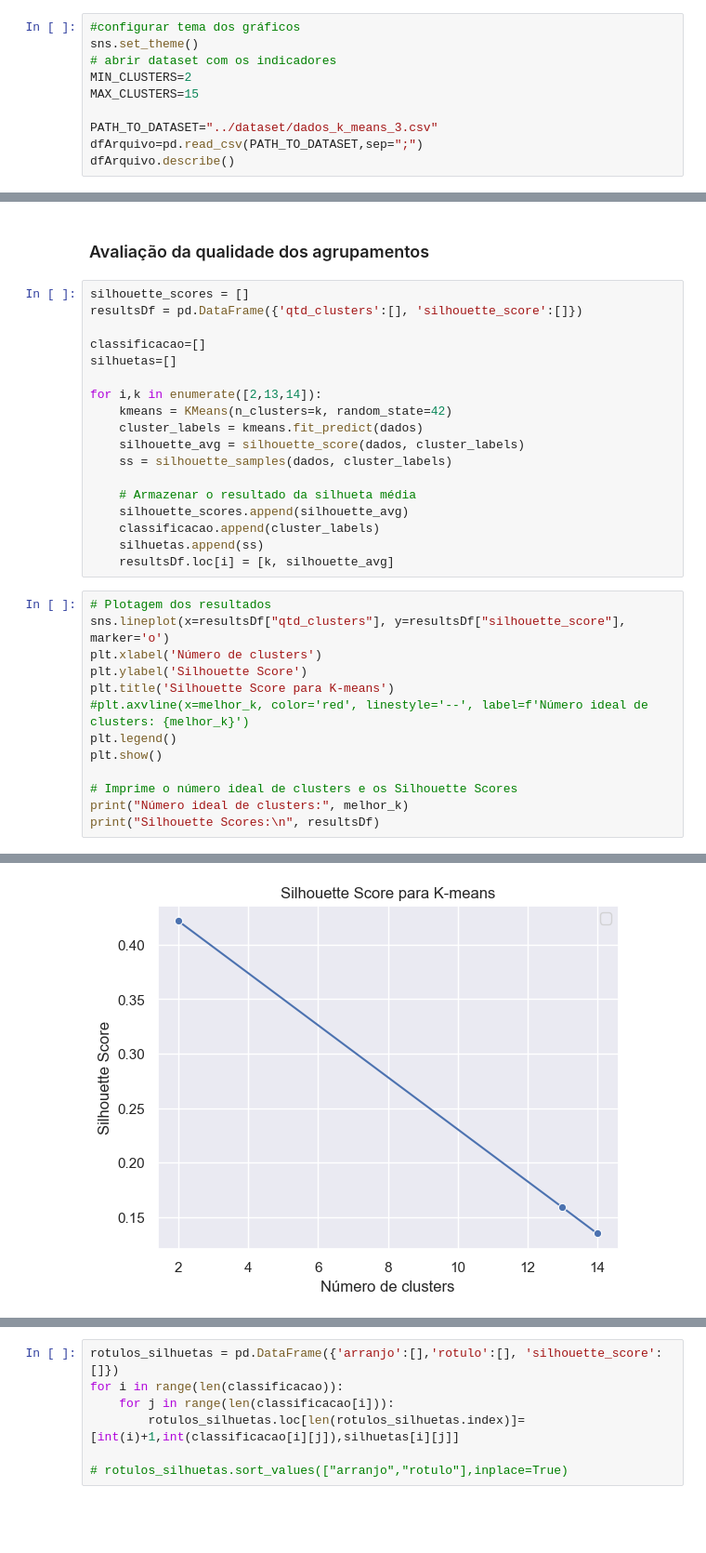
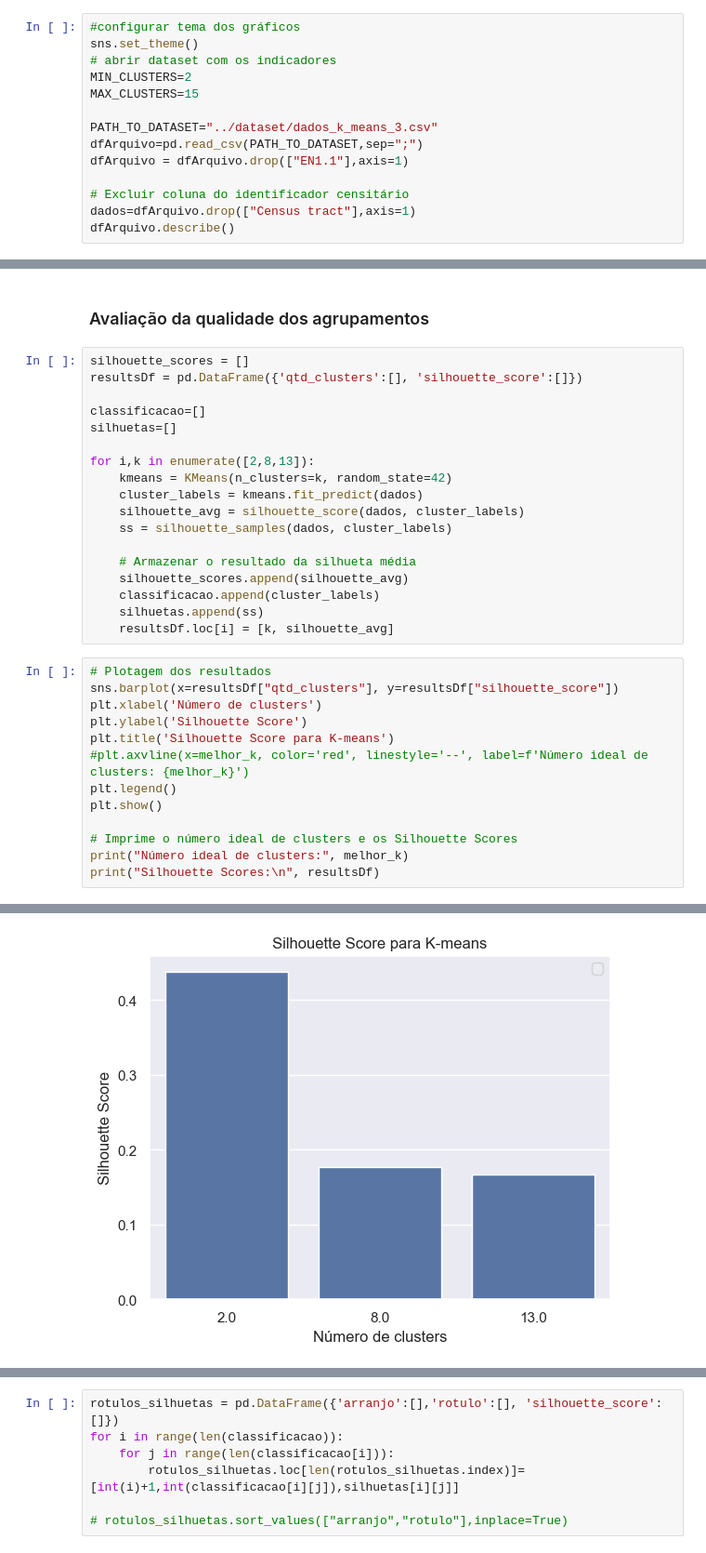
Before and after one commit to DanielCirino/ppginf-smart-k-means, a Jupyter notebook: notebooks/metodos_avaliacao_k_otimo.ipynb, the cells around one changed output, grey strips where cells are left out. Shown at 93% size. Drawn from its saved outputs; the diff is of its cells as text; blank space fills up the shorter version.

```diff
--- a/notebooks/metodos_avaliacao_k_otimo.ipynb
+++ b/notebooks/metodos_avaliacao_k_otimo.ipynb
@@ -28,6 +28,10 @@ MAX_CLUSTERS=15
 
 PATH_TO_DATASET="../dataset/dados_k_means_3.csv"
 dfArquivo=pd.read_csv(PATH_TO_DATASET,sep=";")
+dfArquivo = dfArquivo.drop(["EN1.1"],axis=1)
+
+# Excluir coluna do identificador censitário
+dados=dfArquivo.drop(["Census tract"],axis=1)
 dfArquivo.describe()
 # %% [output]
 |  | Census tract | EN1 | DM1 | DM2 | DM3 | DM4 | EC1 | EC2 | EC3 | ED1 | ... |
@@ -524,7 +528,7 @@ resultsDf = pd.DataFrame({'qtd_clusters':[], 'silhouette_score':[]})
 classificacao=[]
 silhuetas=[]
 
-for i,k in enumerate([2,13,14]):
+for i,k in enumerate([2,8,13]):
     kmeans = KMeans(n_clusters=k, random_state=42)
     cluster_labels = kmeans.fit_predict(dados)
     silhouette_avg = silhouette_score(dados, cluster_labels)
@@ -537,20 +541,20 @@ for i,k in enumerate([2,13,14]):
     resultsDf.loc[i] = [k, silhouette_avg]
 # %%
 # Plotagem dos resultados
-sns.lineplot(x=resultsDf["qtd_clusters"], y=resultsDf["silhouette_score"], marker='o')
+sns.barplot(x=resultsDf["qtd_clusters"], y=resultsDf["silhouette_score"])
 plt.xlabel('Número de clusters')
 plt.ylabel('Silhouette Score')
 plt.title('Silhouette Score para K-means')
 #plt.axvline(x=melhor_k, color='red', linestyle='--', label=f'Número ideal de clusters: {melhor_k}')
 plt.legend()
 plt.show()
 
 # Imprime o número ideal de clusters e os Silhouette Scores
 print("Número ideal de clusters:", melhor_k)
 print("Silhouette Scores:\n", resultsDf)
 # %% [output]
 No artists with labels found to put in legend.  Note that artists whose label start with an underscore are ignored when legend() is called with no argument.
-[figure, old version]
+[figure, new version]
 Número ideal de clusters: 2.0
 Silhouette Scores:
     qtd_clusters  silhouette_score
```
Also changed, not shown: parts of 10 cells of this notebook, 1 other file.
